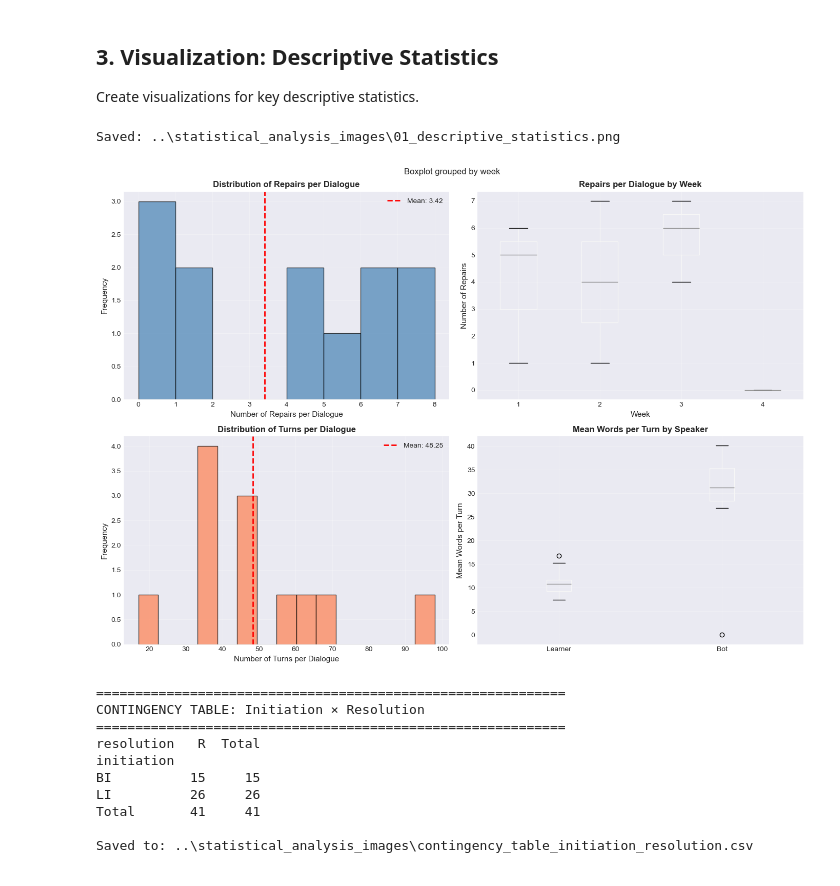
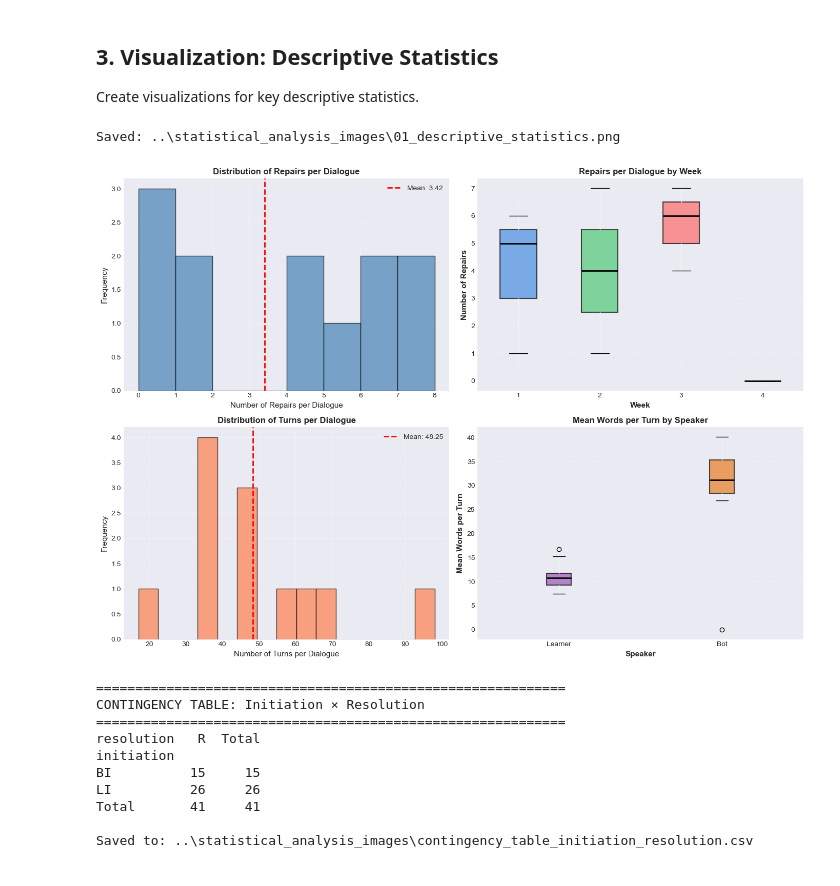
Before and after one commit to jasminehuynh11/Designing-Data-Responsive-Language-Learning-Environments-through-Conversation-Practice-with-AI, a Jupyter notebook: notebooks/02_statistical_analysis.ipynb, the cells around one changed output. Saved outputs shown, nothing was run; the diff lists cells and outputs as text; code cells hidden in the pictures.

```diff
--- a/notebooks/02_statistical_analysis.ipynb
+++ b/notebooks/02_statistical_analysis.ipynb
@@ -413,43 +413,69 @@ axes[0, 0].set_xlabel('Number of Repairs per Dialogue', fontsize=11)
 axes[0, 0].set_ylabel('Frequency', fontsize=11)
 axes[0, 0].set_title('Distribution of Repairs per Dialogue', fontsize=12, fontweight='bold')
 axes[0, 0].legend()
 axes[0, 0].grid(True, alpha=0.3)
 
-# 2. Box plot of repairs by week
-df_dialogues.boxplot(column='num_repairs', by='week', ax=axes[0, 1])
-axes[0, 1].set_xlabel('Week', fontsize=11)
-axes[0, 1].set_ylabel('Number of Repairs', fontsize=11)
+# 2. Box plot of repairs by week (improved colors and visibility)
+bp1 = df_dialogues.boxplot(column='num_repairs', by='week', ax=axes[0, 1],
+                           patch_artist=True, return_type='dict')
+# Color the boxes with distinct, vibrant colors
+colors_week = ['#4A90E2', '#50C878', '#FF6B6B', '#FFA500']  # Blue, Green, Red, Orange
+for patch, color in zip(bp1['num_repairs']['boxes'], colors_week[:len(bp1['num_repairs']['boxes'])]):
+    patch.set_facecolor(color)
+    patch.set_alpha(0.7)
+    patch.set_edgecolor('black')
+    patch.set_linewidth(1.5)
+# Style the median lines
+for median in bp1['num_repairs']['medians']:
+    median.set_color('black')
+    median.set_linewidth(2)
+axes[0, 1].set_xlabel('Week', fontsize=11, fontweight='bold')
+axes[0, 1].set_ylabel('Number of Repairs', fontsize=11, fontweight='bold')
 axes[0, 1].set_title('Repairs per Dialogue by Week', fontsize=12, fontweight='bold')
-axes[0, 1].grid(True, alpha=0.3)
+axes[0, 1].grid(True, alpha=0.3, linestyle='--')
 plt.setp(axes[0, 1].xaxis.get_majorticklabels(), rotation=0)
+# Remove the default "by week" title
+axes[0, 1].get_figure().suptitle('')
 
 # 3. Distribution of turns per dialogue
 axes[1, 0].hist(df_dialogues['num_turns'], bins=15, edgecolor='black', alpha=0.7, color='coral')
 axes[1, 0].axvline(df_dialogues['num_turns'].mean(), color='red', linestyle='--',
                    linewidth=2, label=f'Mean: {df_dialogues["num_turns"].mean():.2f}')
 axes[1, 0].set_xlabel('Number of Turns per Dialogue', fontsize=11)
 axes[1, 0].set_ylabel('Frequency', fontsize=11)
 axes[1, 0].set_title('Distribution of Turns per Dialogue', fontsize=12, fontweight='bold')
 axes[1, 0].legend()
 axes[1, 0].grid(True, alpha=0.3)
 
-# 4. Mean words per turn by speaker
+# 4. Mean words per turn by speaker (improved colors and visibility)
 speaker_words = pd.DataFrame({
     'Learner': df_dialogues['mean_learner_words'],
     'Bot': df_dialogues['mean_bot_words']
 })
-speaker_words.boxplot(ax=axes[1, 1])
-axes[1, 1].set_ylabel('Mean Words per Turn', fontsize=11)
+bp2 = speaker_words.boxplot(ax=axes[1, 1], patch_artist=True, return_type='dict')
+# Color the boxes with distinct colors
+colors_speaker = ['#9B59B6', '#E67E22']  # Purple for Learner, Orange for Bot
+for patch, color in zip(bp2['boxes'], colors_speaker):
+    patch.set_facecolor(color)
+    patch.set_alpha(0.7)
+    patch.set_edgecolor('black')
+    patch.set_linewidth(1.5)
+# Style the median lines
+for median in bp2['medians']:
+    median.set_color('black')
+    median.set_linewidth(2)
+axes[1, 1].set_ylabel('Mean Words per Turn', fontsize=11, fontweight='bold')
+axes[1, 1].set_xlabel('Speaker', fontsize=11, fontweight='bold')
 axes[1, 1].set_title('Mean Words per Turn by Speaker', fontsize=12, fontweight='bold')
-axes[1, 1].grid(True, alpha=0.3)
+axes[1, 1].grid(True, alpha=0.3, linestyle='--')
 
 plt.tight_layout()
 plt.savefig(output_dir / '01_descriptive_statistics.png', dpi=300, bbox_inches='tight')
 print(f"Saved: {output_dir / '01_descriptive_statistics.png'}")
 plt.show()
 # %% [output]
 Saved: ..\statistical_analysis_images\01_descriptive_statistics.png
-[figure, old version]
+[figure, new version]
 # %%
 # Create contingency table: Initiation × Resolution
 contingency_table = pd.crosstab(df_repairs['initiation'], df_repairs['resolution'],
```
Also changed, not shown: 1 other file.
